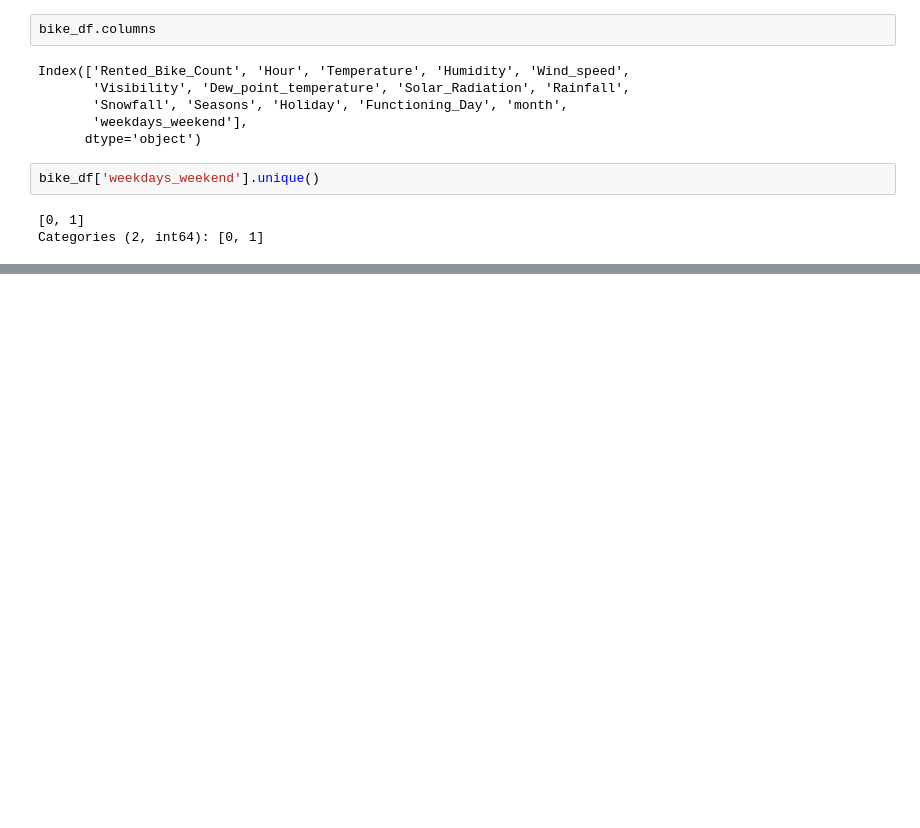
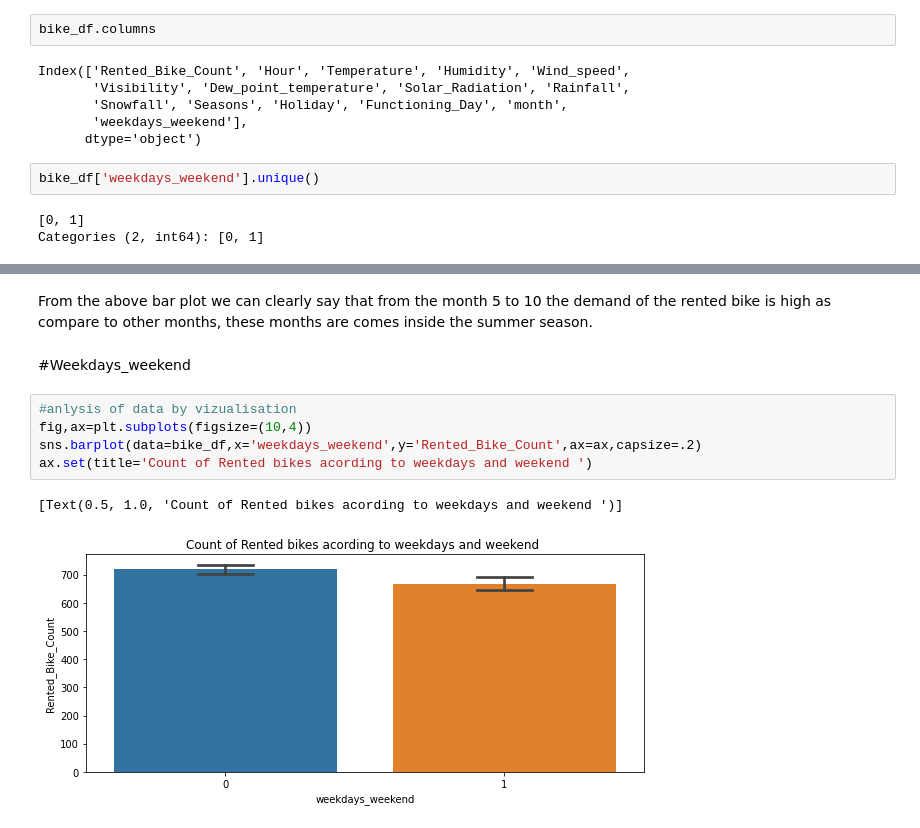
Before and after one commit to PrateekKumar88888/Bike-Sharing-Demand-Prediction---Capstone-Project, a Jupyter notebook: Copy_of_Bike_Sharing_Demand_Prediction_Capstone_Project.ipynb, the cells around one changed output, grey strips where cells are left out. Cells and saved outputs as stored; diff of their text form; blank space fills up the shorter version.

```diff
--- a/Copy_of_Bike_Sharing_Demand_Prediction_Capstone_Project.ipynb
+++ b/Copy_of_Bike_Sharing_Demand_Prediction_Capstone_Project.ipynb
@@ -389,0 +419,12 @@ Categories (2, int64): [0, 1]
+# %% [markdown]
+From the above bar plot we can clearly say that from the month 5 to 10 the demand of the rented bike is high as compare to other months, these months are comes inside the summer season.
+# %% [markdown]
+#Weekdays_weekend
+# %%
+#anlysis of data by vizualisation
+fig,ax=plt.subplots(figsize=(10,4))
+sns.barplot(data=bike_df,x='weekdays_weekend',y='Rented_Bike_Count',ax=ax,capsize=.2)
+ax.set(title='Count of Rented bikes acording to weekdays and weekend ')
+# %% [output]
+[Text(0.5, 1.0, 'Count of Rented bikes acording to weekdays and weekend ')]
+[figure, added]
```
Also changed, not shown: parts of 38 cells of this notebook.
